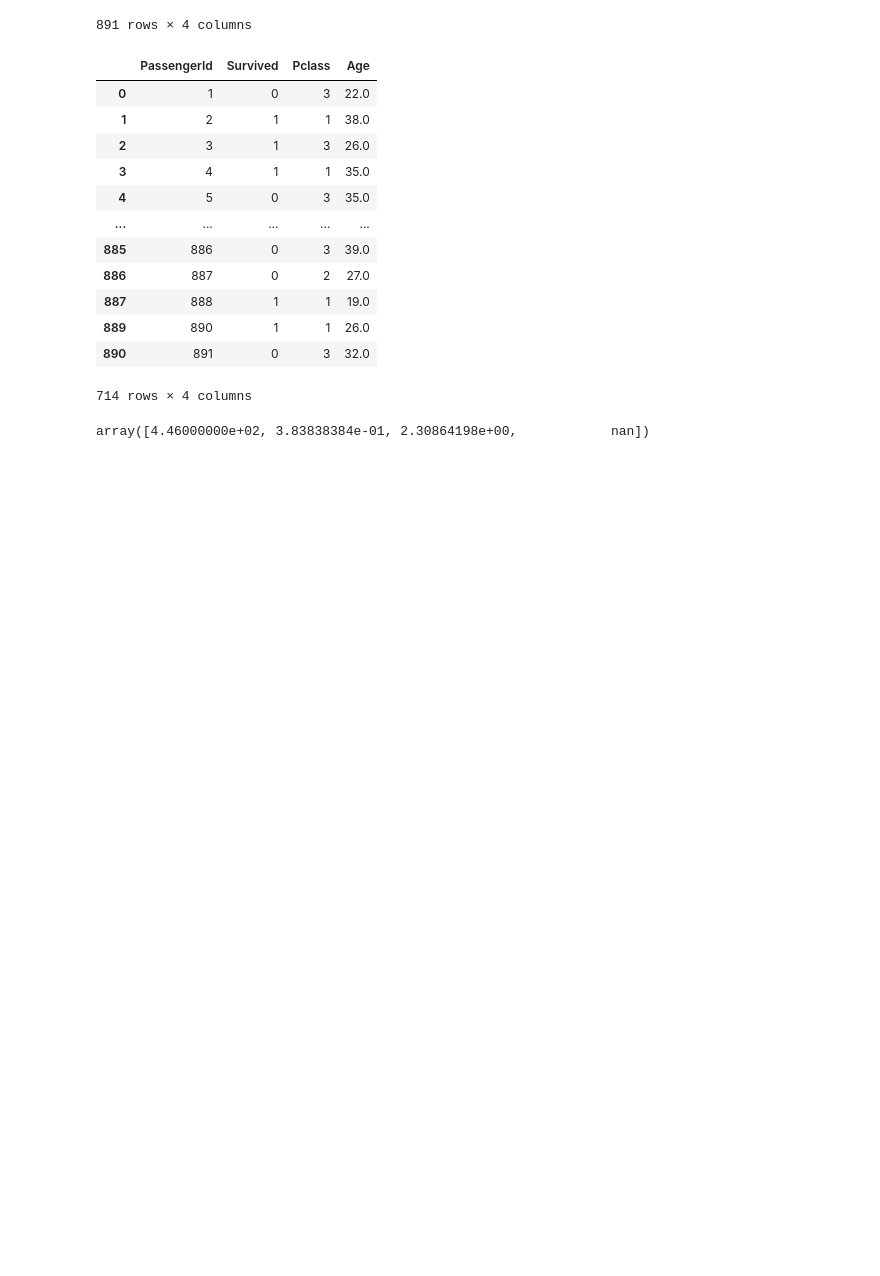
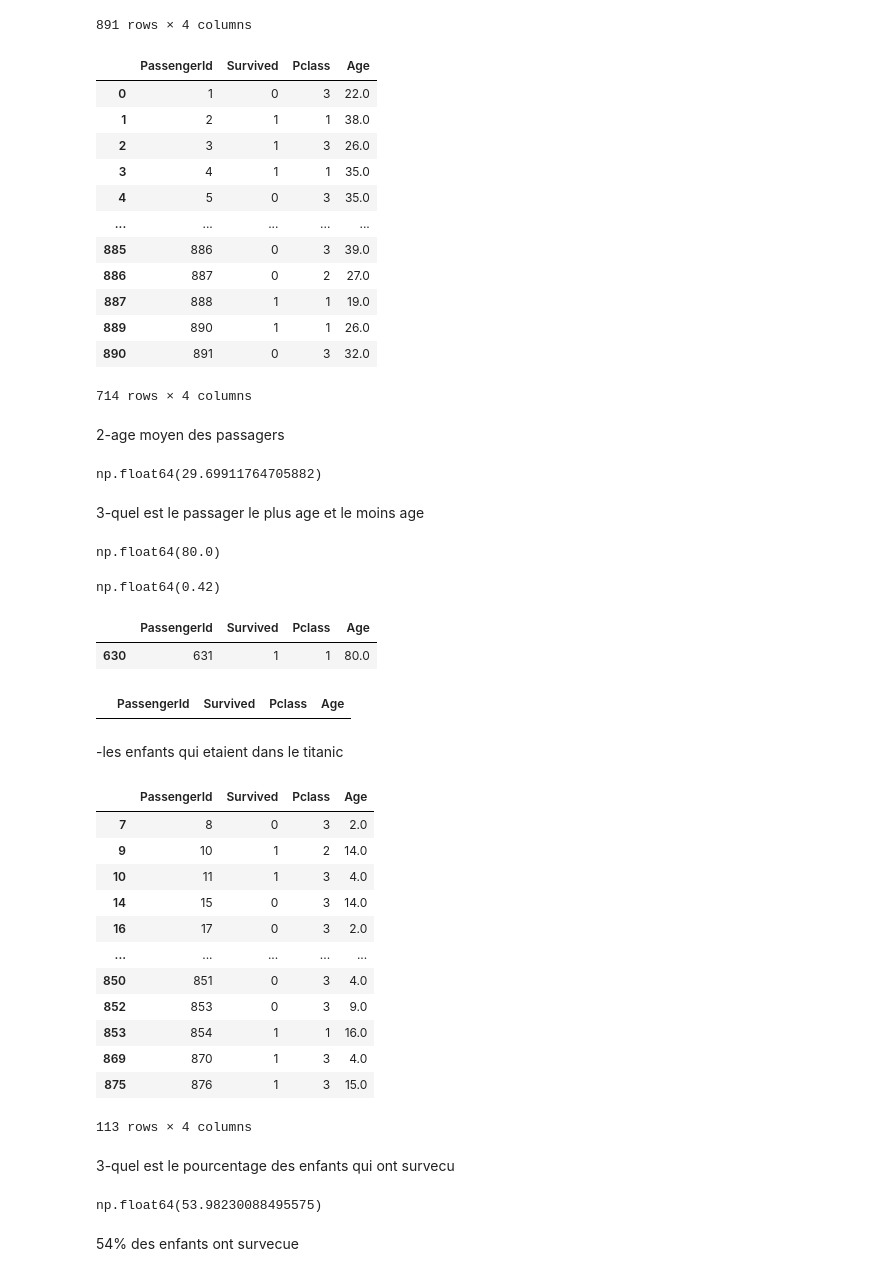
Before and after one commit to Neykone/Titanic, a Jupyter notebook: Titanic.ipynb, the cells around one changed output. Drawn from its saved outputs; the diff is of its cells as text; code cells hidden in the pictures; blank space fills up the shorter version.

```diff
--- a/Titanic.ipynb
+++ b/Titanic.ipynb
@@ -76,8 +76,61 @@ age
 | 889 | 890 | 1 | 1 | 26.0 |
 | 890 | 891 | 0 | 3 | 32.0 |
 714 rows × 4 columns
+# %% [markdown]
+2-age moyen des passagers
 # %%
-agemoyen=np.average(table,axis=0)
+agemoyen = np.nanmean(age, axis=0)[3]
 agemoyen
 # %% [output]
-array([4.46000000e+02, 3.83838384e-01, 2.30864198e+00,            nan])
+np.float64(29.69911764705882)
+# %% [markdown]
+3-quel est le passager le plus age et le moins age
+# %%
+plusage=np.max(age,axis=0)[3]
+plusage
+# %% [output]
+np.float64(80.0)
+# %%
+moinsage=np.min(age,axis=0)[3]
+moinsage
+# %% [output]
+np.float64(0.42)
+# %%
+age=age[age['Age']==plusage]
+age
+# %% [output]
+|  | PassengerId | Survived | Pclass | Age |
+| 630 | 631 | 1 | 1 | 80.0 |
+# %%
+age=age[age['Age']==moinsage]
+age
+# %% [output]
+|  | PassengerId | Survived | Pclass | Age |
+# %% [markdown]
+-les enfants qui etaient dans le titanic
+# %%
+enfant=table[table["Age"]<18]
+enfant
+# %% [output]
+|  | PassengerId | Survived | Pclass | Age |
+| 7 | 8 | 0 | 3 | 2.0 |
+| 9 | 10 | 1 | 2 | 14.0 |
+| 10 | 11 | 1 | 3 | 4.0 |
+| 14 | 15 | 0 | 3 | 14.0 |
+| 16 | 17 | 0 | 3 | 2.0 |
+| ... | ... | ... | ... | ... |
+| 850 | 851 | 0 | 3 | 4.0 |
+| 852 | 853 | 0 | 3 | 9.0 |
+| 853 | 854 | 1 | 1 | 16.0 |
+| 869 | 870 | 1 | 3 | 4.0 |
+| 875 | 876 | 1 | 3 | 15.0 |
+113 rows × 4 columns
+# %% [markdown]
+3-quel est le pourcentage des enfants qui ont survecu
+# %%
+percent=np.average(enfant,axis=0)[1]*100
+percent
+# %% [output]
+np.float64(53.98230088495575)
+# %% [markdown]
+54% des enfants ont survecue
```
Also changed, not shown: parts of 1 cell of this notebook.
